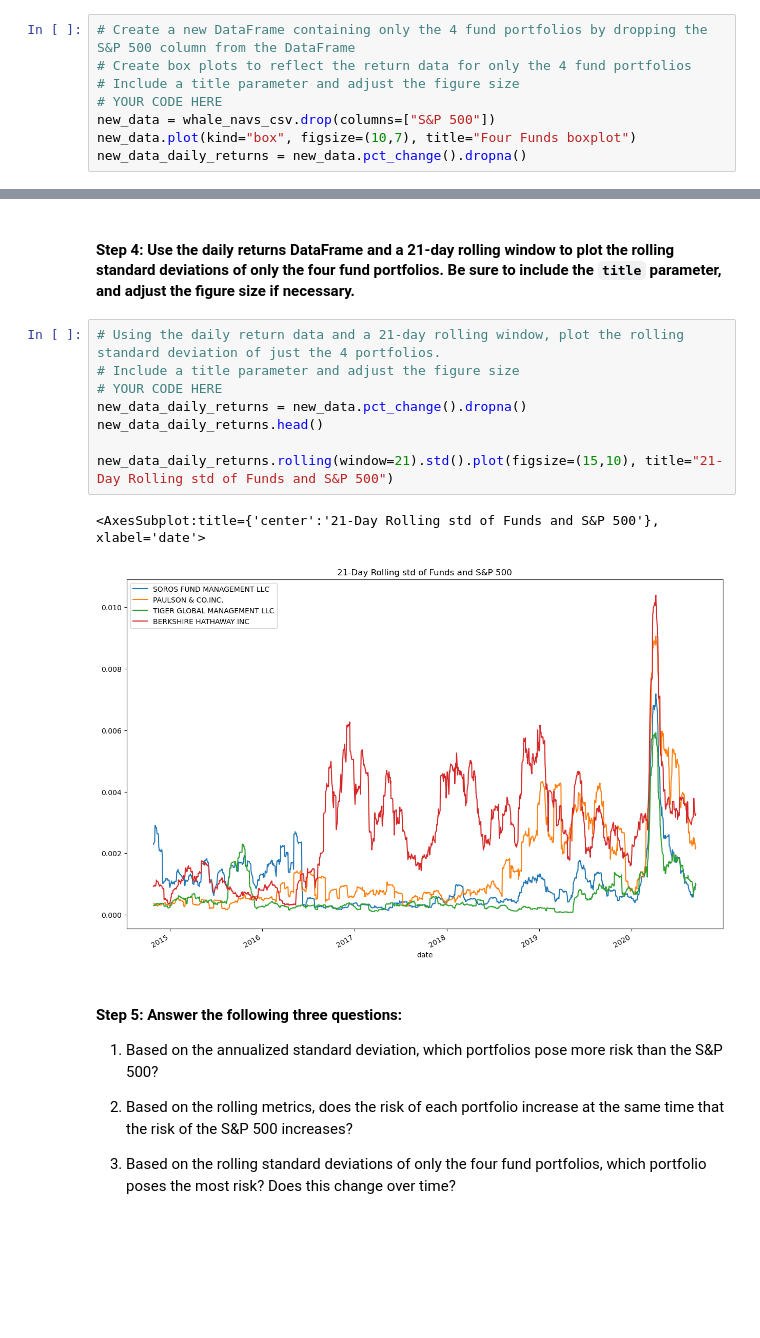
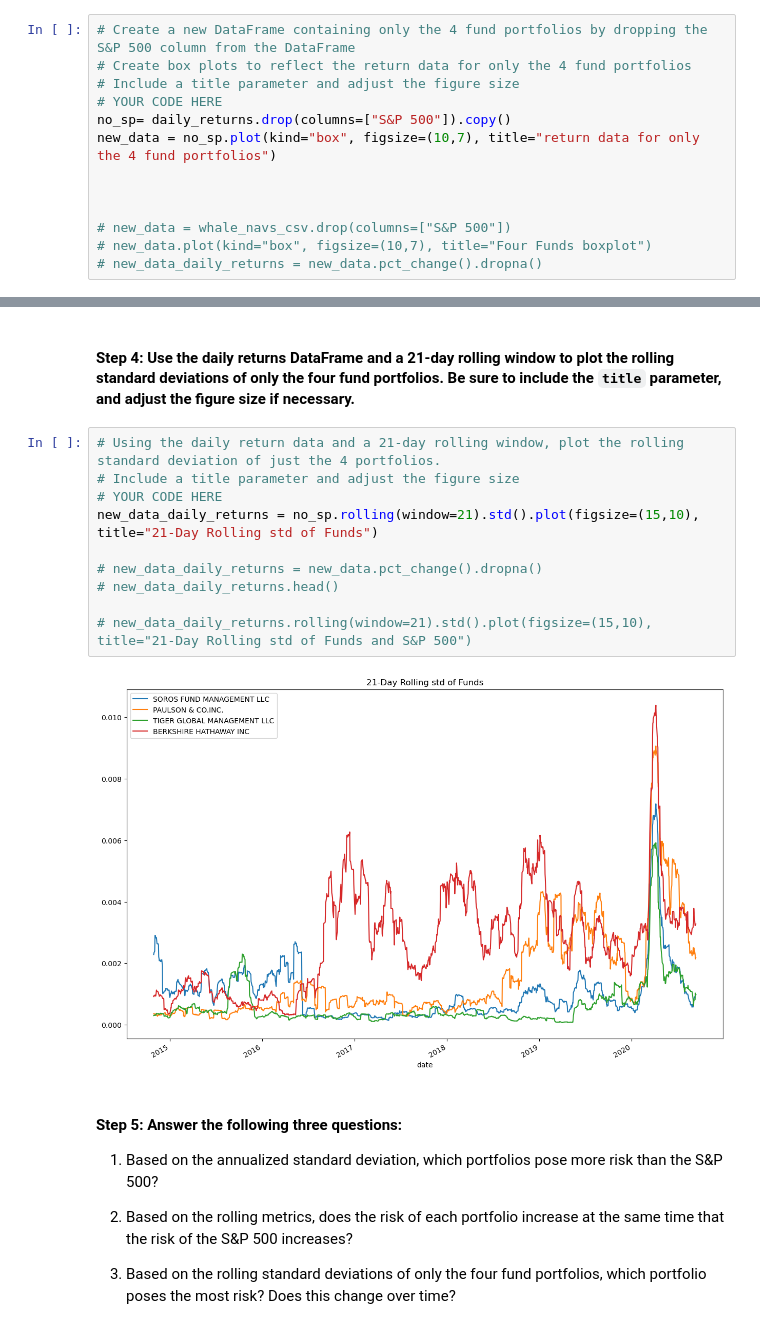
Before and after one commit to briabr/risk_return_analysis, a Jupyter notebook: risk_return_analysis.ipynb, the cells around one changed output, grey strips where cells are left out. Drawn from its saved outputs; the diff is of its cells as text; blank space fills up the shorter version.

```diff
--- a/risk_return_analysis.ipynb
+++ b/risk_return_analysis.ipynb
@@ -216,7 +216,12 @@ daily_returns.plot(kind="box", figsize=(10,7), title="volatility")
 # Create box plots to reflect the return data for only the 4 fund portfolios
 # Include a title parameter and adjust the figure size
 # YOUR CODE HERE
-new_data = whale_navs_csv.drop(columns=["S&P 500"])
-new_data.plot(kind="box", figsize=(10,7), title="Four Funds boxplot")
-new_data_daily_returns = new_data.pct_change().dropna()
+no_sp= daily_returns.drop(columns=["S&P 500"]).copy()
+new_data = no_sp.plot(kind="box", figsize=(10,7), title="return data for only the 4 fund portfolios")
+
+
+
+# new_data = whale_navs_csv.drop(columns=["S&P 500"])
+# new_data.plot(kind="box", figsize=(10,7), title="Four Funds boxplot")
+# new_data_daily_returns = new_data.pct_change().dropna()
 # %% [output]
@@ -280,14 +285,15 @@ daily_returns.rolling(window=21).std().plot(figsize=(15,10), title="21-Day Rolli
 # %%
 # Using the daily return data and a 21-day rolling window, plot the rolling standard deviation of just the 4 portfolios.
 # Include a title parameter and adjust the figure size
 # YOUR CODE HERE
-new_data_daily_returns = new_data.pct_change().dropna()
-new_data_daily_returns.head()
+new_data_daily_returns = no_sp.rolling(window=21).std().plot(figsize=(15,10), title="21-Day Rolling std of Funds")
 
-new_data_daily_returns.rolling(window=21).std().plot(figsize=(15,10), title="21-Day Rolling std of Funds and S&P 500")
+# new_data_daily_returns = new_data.pct_change().dropna()
+# new_data_daily_returns.head()
+
+# new_data_daily_returns.rolling(window=21).std().plot(figsize=(15,10), title="21-Day Rolling std of Funds and S&P 500")
 # %% [output]
-<AxesSubplot:title={'center':'21-Day Rolling std of Funds and S&P 500'}, xlabel='date'>
-[figure, old version]
+[figure, new version]
 # %% [markdown]
 #### Step 5: Answer the following three questions:
 
```
Also changed, not shown: parts of 17 cells of this notebook.
